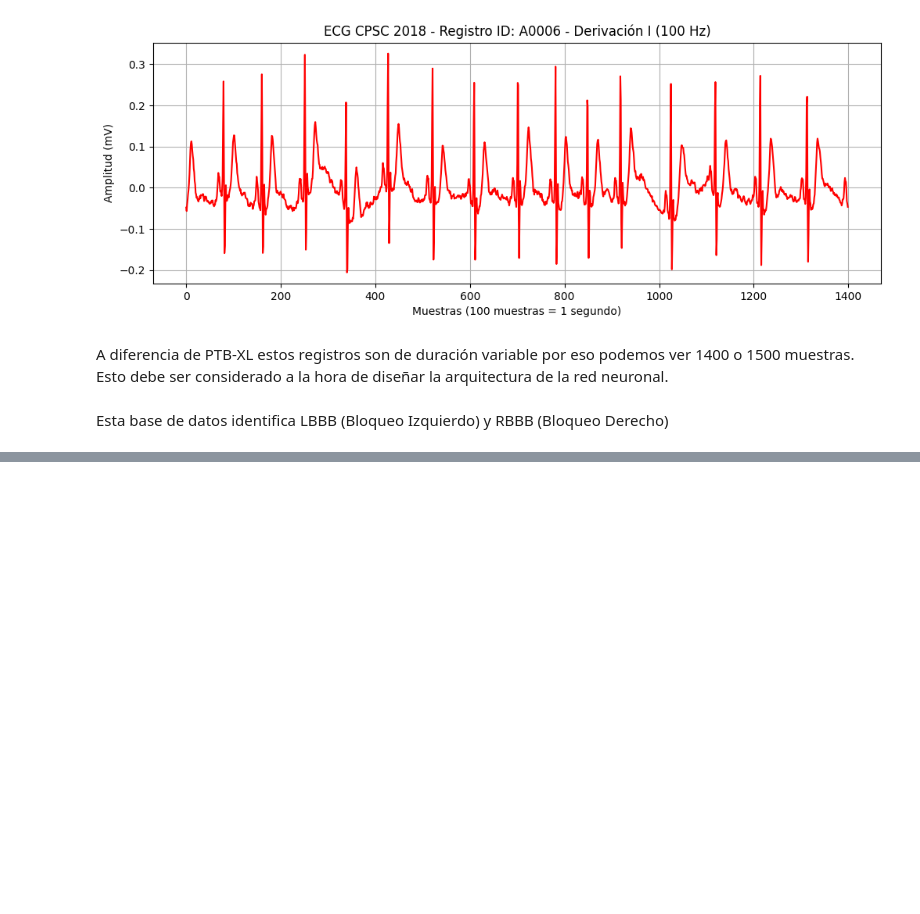
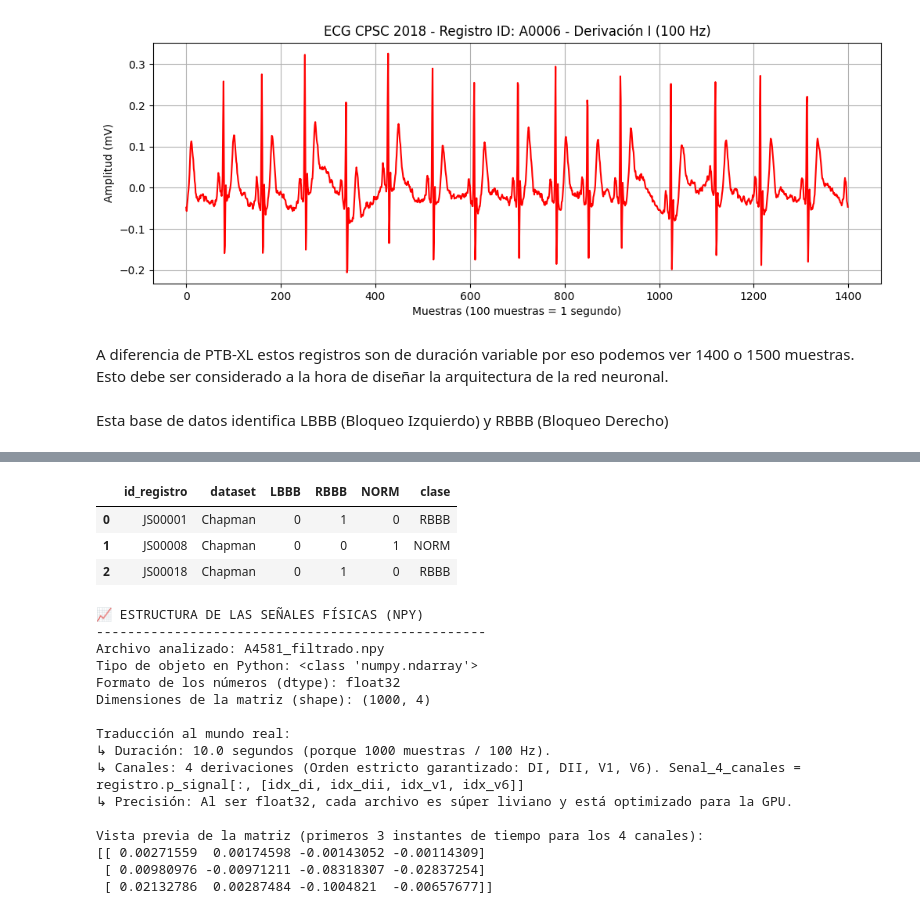
Before and after one commit to mschmidtgunther/final-bird-ecg-detection, a Jupyter notebook: notebooks/Prueba.ipynb, the cells around one changed output, grey strips where cells are left out. Saved outputs shown, nothing was run; the diff lists cells and outputs as text; code cells hidden in the pictures; blank space fills up the shorter version.

```diff
--- a/notebooks/Prueba.ipynb
+++ b/notebooks/Prueba.ipynb
@@ -218,0 +1119,60 @@ Esta base de datos identifica LBBB (Bloqueo Izquierdo) y RBBB (Bloqueo Derecho)
+# %%
+import pandas as pd
+import numpy as np
+from pathlib import Path
+import random
+
+# ==========================================
+# 1. REVISIÓN DE LA TABLA MAESTRA (METADATOS)
+# ==========================================
+print("📊 ESTRUCTURA DE LA TABLA MAESTRA (METADATOS)")
+print("-" * 50)
+
+# Cargar el CSV limpio
+ruta_csv = '../data/processed/etiquetas_maestras_limpias.csv'
+df_master = pd.read_csv(ruta_csv)
+
+print(f"Total de pacientes/registros: {len(df_master)}")
+print("\nTipos de datos de las columnas:")
+print(df_master.dtypes)
+
+print("\nDistribución final de las clases:")
+print(df_master['clase'].value_counts())
+
+print("\nVista previa de las primeras 3 filas:")
+display(df_master.head(3)) # Muestra una tabla bonita en el notebook
+
+# ==========================================
+# 2. REVISIÓN DE LAS MATRICES DE SEÑAL (.npy)
+# ==========================================
+print("\n📈 ESTRUCTURA DE LAS SEÑALES FÍSICAS (NPY)")
+print("-" * 50)
+
+ruta_senales = Path('../data/processed/senales_filtradas')
+archivos_npy = list(ruta_senales.glob('*.npy'))
+
+if archivos_npy:
+    # Elegir un archivo al azar para el ejemplo
+    archivo_ejemplo = random.choice(archivos_npy)
+    senal = np.load(archivo_ejemplo)
+
+    print(f"Archivo analizado: {archivo_ejemplo.name}")
+    print(f"Tipo de objeto en Python: {type(senal)}")
+    print(f"Formato de los números (dtype): {senal.dtype}")
+    print(f"Dimensiones de la matriz (shape): {senal.shape}")
+
+    # Explicación física
+    muestras, canales = senal.shape
+    fs = 100 # Frecuencia a la que resampleamos
+    duracion = muestras / fs
+
+    print("\nTraducción al mundo real:")
+    print(f"↳ Duración: {duracion} segundos (porque {muestras} muestras / {fs} Hz).")
+    print(f"↳ Canales: {canales} derivaciones (Orden estricto garantizado: DI, DII, V1, V6). Senal_4_canales = registro.p_signal[:, [idx_di, idx_dii, idx_v1, idx_v6]]")
+    print(f"↳ Precisión: Al ser {senal.dtype}, cada archivo es súper liviano y está optimizado para la GPU.")
+
+    print("\nVista previa de la matriz (primeros 3 instantes de tiempo para los 4 canales):")
+    print(senal[:3, :])
+else:
+    print("No se encontraron archivos .npy en la ruta especificada.")
+# %% [output]
@@ -218,0 +1196,20 @@ Esta base de datos identifica LBBB (Bloqueo Izquierdo) y RBBB (Bloqueo Derecho)
+|  | id_registro | dataset | LBBB | RBBB | NORM | clase |
+| 0 | JS00001 | Chapman | 0 | 1 | 0 | RBBB |
+| 1 | JS00008 | Chapman | 0 | 0 | 1 | NORM |
+| 2 | JS00018 | Chapman | 0 | 1 | 0 | RBBB |
+📈 ESTRUCTURA DE LAS SEÑALES FÍSICAS (NPY)
+--------------------------------------------------
+Archivo analizado: A4581_filtrado.npy
+Tipo de objeto en Python: <class 'numpy.ndarray'>
+Formato de los números (dtype): float32
+Dimensiones de la matriz (shape): (1000, 4)
+
+Traducción al mundo real:
+↳ Duración: 10.0 segundos (porque 1000 muestras / 100 Hz).
+↳ Canales: 4 derivaciones (Orden estricto garantizado: DI, DII, V1, V6). Senal_4_canales = registro.p_signal[:, [idx_di, idx_dii, idx_v1, idx_v6]]
+↳ Precisión: Al ser float32, cada archivo es súper liviano y está optimizado para la GPU.
+
+Vista previa de la matriz (primeros 3 instantes de tiempo para los 4 canales):
+[[ 0.00271559  0.00174598 -0.00143052 -0.00114309]
+ [ 0.00980976 -0.00971211 -0.08318307 -0.02837254]
+ [ 0.02132786  0.00287484 -0.1004821  -0.00657677]]
```
Also changed, not shown: parts of 29 cells of this notebook, 1 other file.
